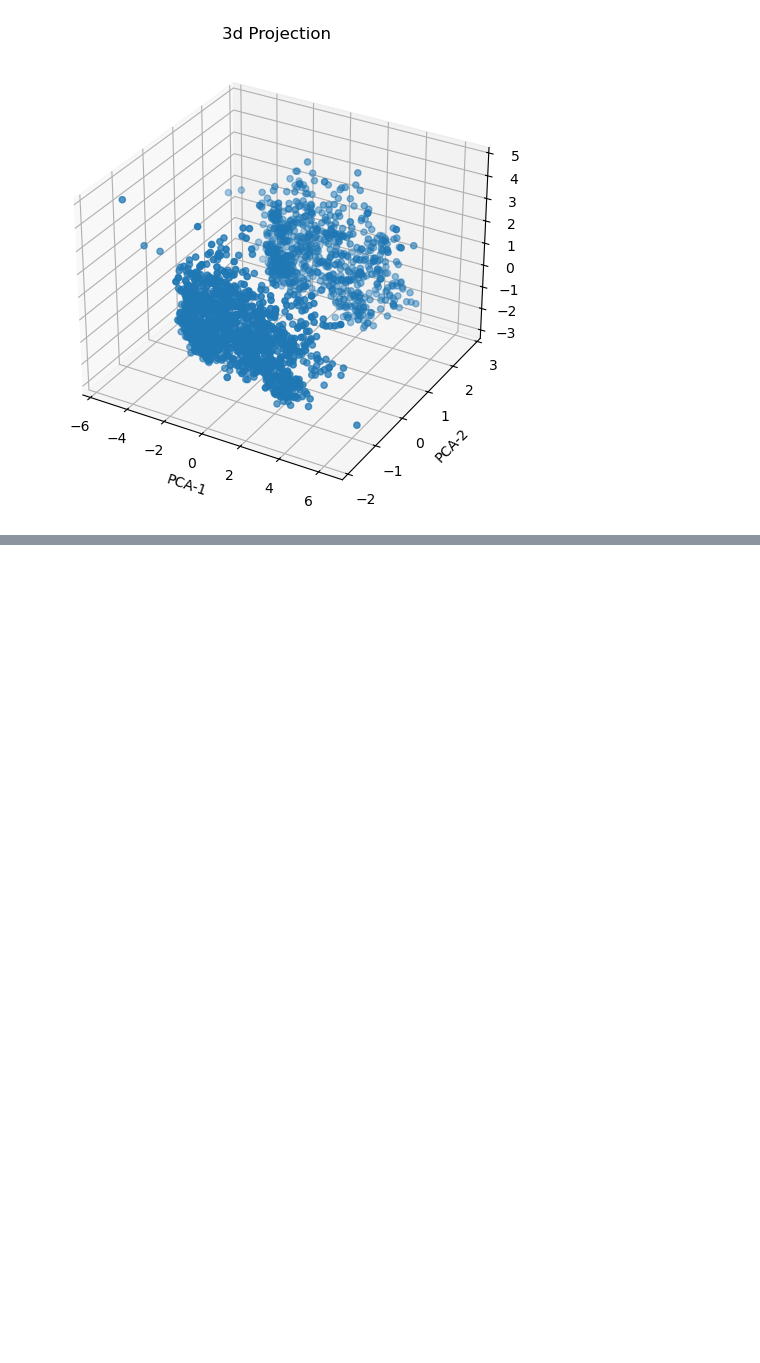
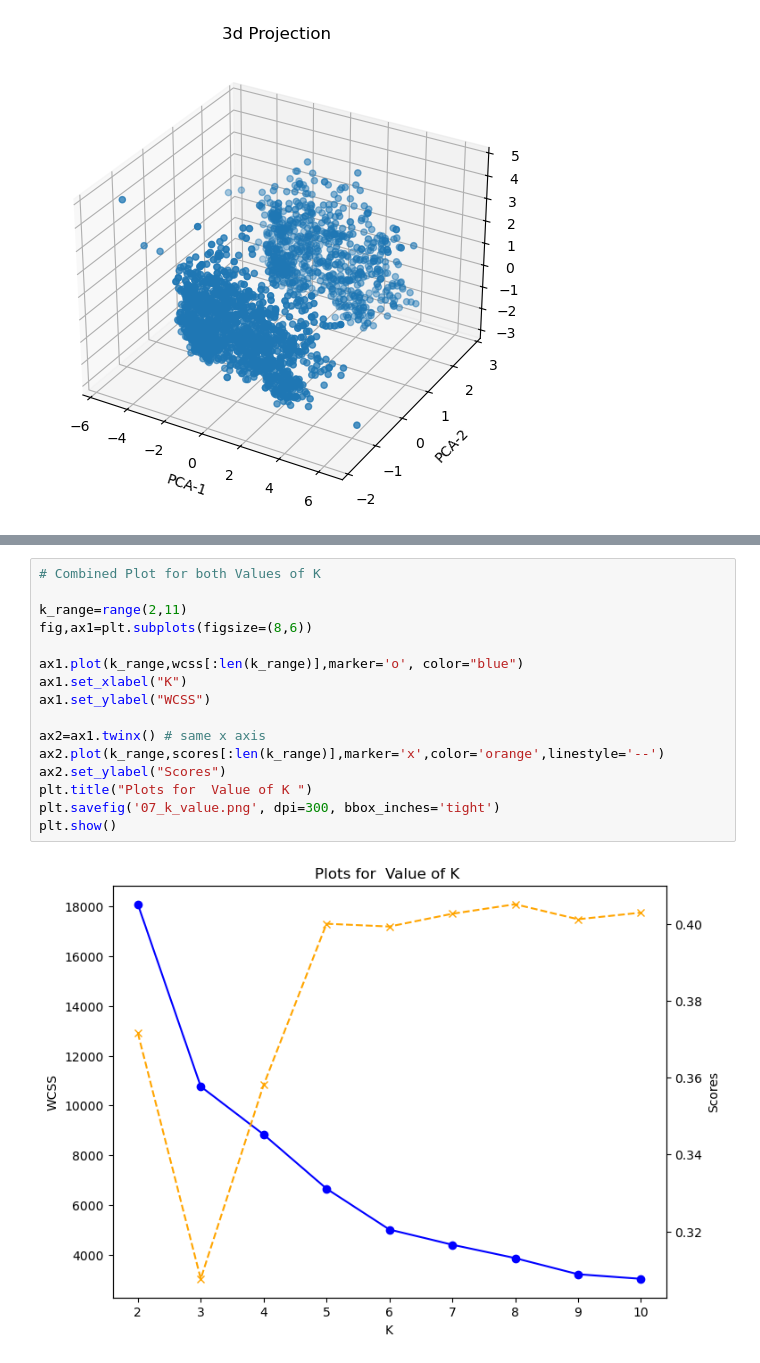
Before and after one commit to muhammadkhan-dev-code/learning-ai-ml, a Jupyter notebook: anaconda_projects/unsupervised_ml/smart-cart-clsutering/smart_cart.ipynb, the cells around one changed output, grey strips where cells are left out. Drawn from its saved outputs; the diff is of its cells as text; blank space fills up the shorter version.

```diff
--- a/anaconda_projects/unsupervised_ml/smart-cart-clsutering/smart_cart.ipynb
+++ b/anaconda_projects/unsupervised_ml/smart-cart-clsutering/smart_cart.ipynb
@@ -194,0 +251,18 @@ plt.show()
+# %%
+# Combined Plot for both Values of K
+
+k_range=range(2,11)
+fig,ax1=plt.subplots(figsize=(8,6))
+
+ax1.plot(k_range,wcss[:len(k_range)],marker='o', color="blue")
+ax1.set_xlabel("K")
+ax1.set_ylabel("WCSS")
+
+ax2=ax1.twinx() # same x axis
+ax2.plot(k_range,scores[:len(k_range)],marker='x',color='orange',linestyle='--')
+ax2.set_ylabel("Scores")
+plt.title("Plots for  Value of K ")
+plt.savefig('07_k_value.png', dpi=300, bbox_inches='tight')
+plt.show()
+# %% [output]
+[figure, added]
```
Also changed, not shown: parts of 21 cells of this notebook, 7 other files.
